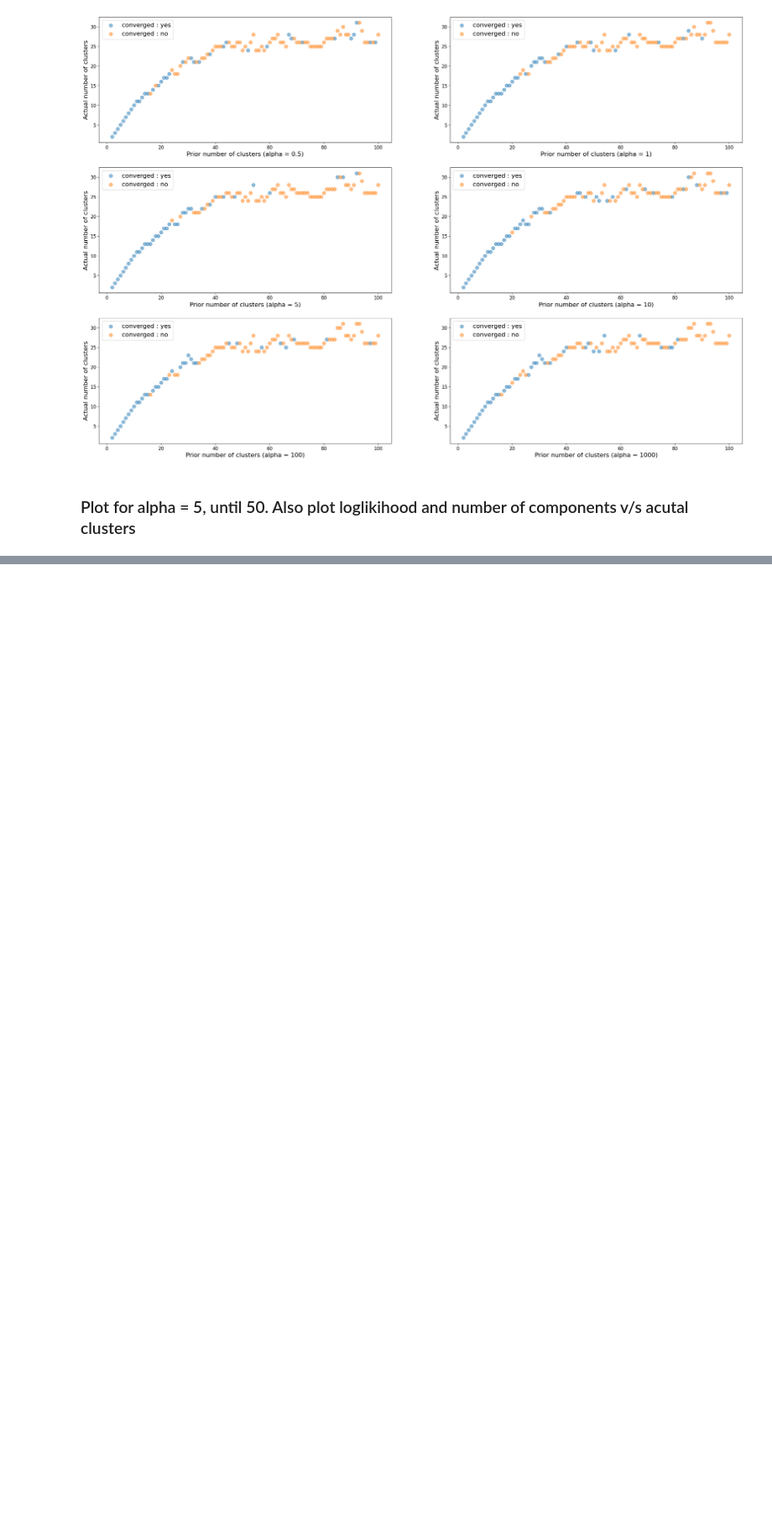
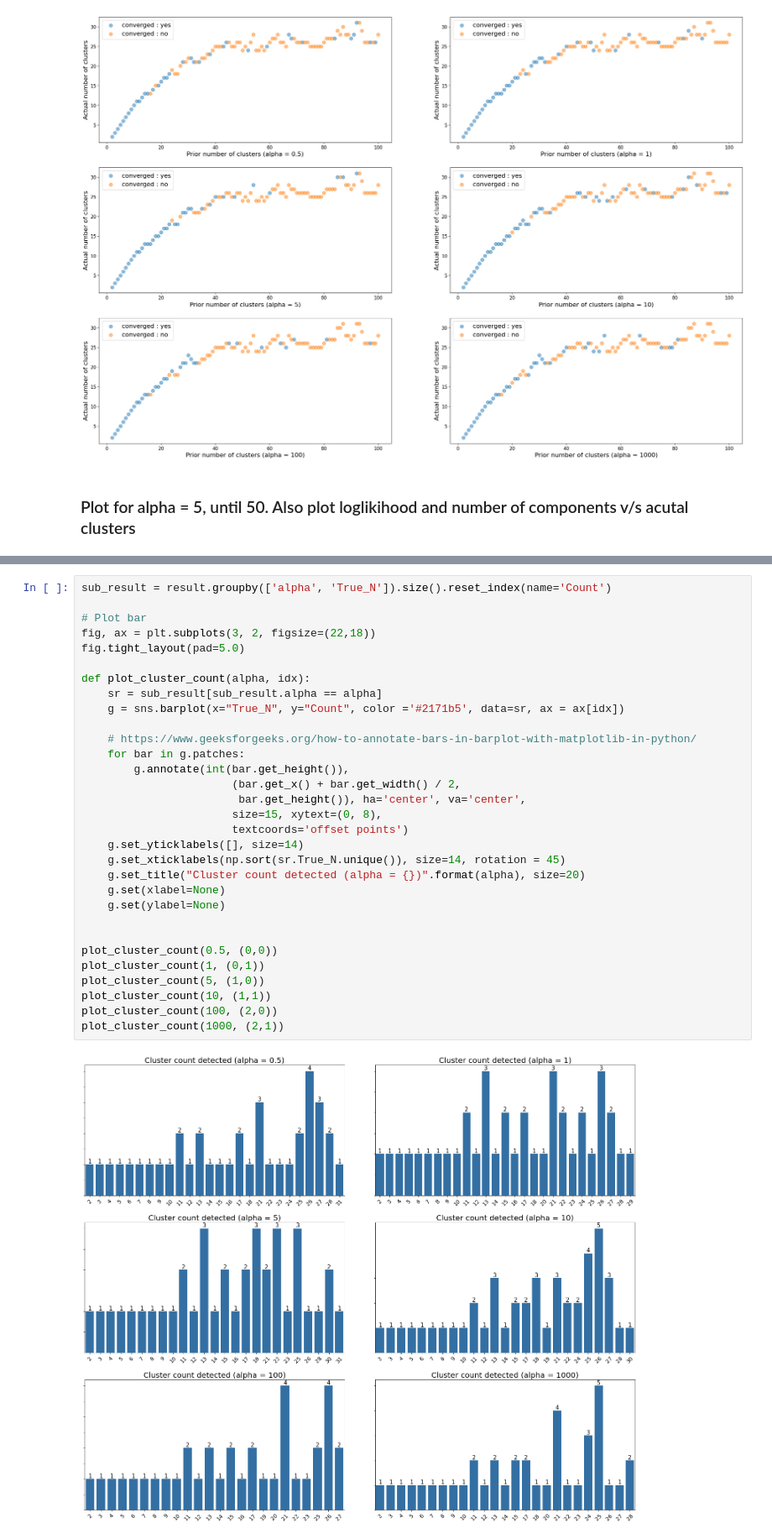
Before and after one commit to nandinisa/agp_with_data, a Jupyter notebook: 3.optimal_cluster_bgmm.ipynb, the cells around one changed output, grey strips where cells are left out. Shown: that part at 84% size. Saved outputs shown, nothing was run; the diff lists cells and outputs as text; blank space fills up the shorter version.

```diff
--- a/3.optimal_cluster_bgmm.ipynb
+++ b/3.optimal_cluster_bgmm.ipynb
@@ -167,0 +192,33 @@ plot_optimal_cluster(5, True)
+# %%
+sub_result = result.groupby(['alpha', 'True_N']).size().reset_index(name='Count')
+
+# Plot bar
+fig, ax = plt.subplots(3, 2, figsize=(22,18))
+fig.tight_layout(pad=5.0)
+
+def plot_cluster_count(alpha, idx):
+    sr = sub_result[sub_result.alpha == alpha]
+    g = sns.barplot(x="True_N", y="Count", color ='#2171b5', data=sr, ax = ax[idx])
+
+    # https://www.geeksforgeeks.org/how-to-annotate-bars-in-barplot-with-matplotlib-in-python/
+    for bar in g.patches:
+        g.annotate(int(bar.get_height()),
+                       (bar.get_x() + bar.get_width() / 2,
+                        bar.get_height()), ha='center', va='center',
+                       size=15, xytext=(0, 8),
+                       textcoords='offset points')
+    g.set_yticklabels([], size=14)
+    g.set_xticklabels(np.sort(sr.True_N.unique()), size=14, rotation = 45)
+    g.set_title("Cluster count detected (alpha = {})".format(alpha), size=20)
+    g.set(xlabel=None)
+    g.set(ylabel=None)
+
+
+plot_cluster_count(0.5, (0,0))
+plot_cluster_count(1, (0,1))
+plot_cluster_count(5, (1,0))
+plot_cluster_count(10, (1,1))
+plot_cluster_count(100, (2,0))
+plot_cluster_count(1000, (2,1))
+# %% [output]
+[figure, added]
```
Also changed, not shown: parts of 7 cells of this notebook.
